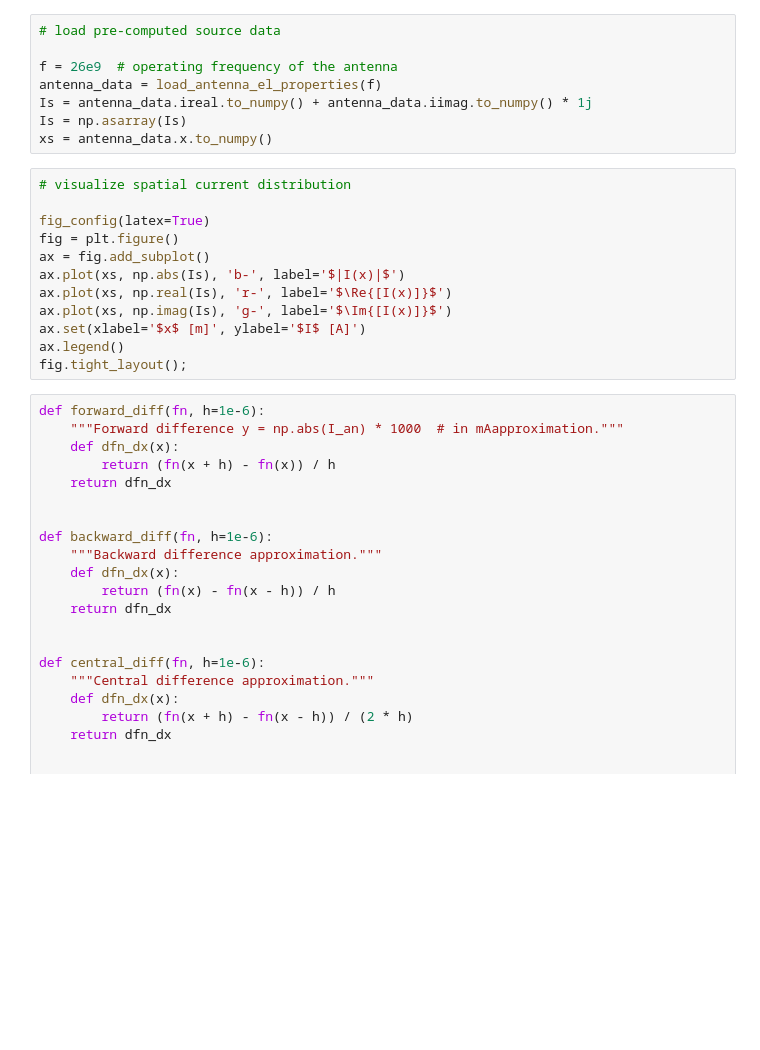
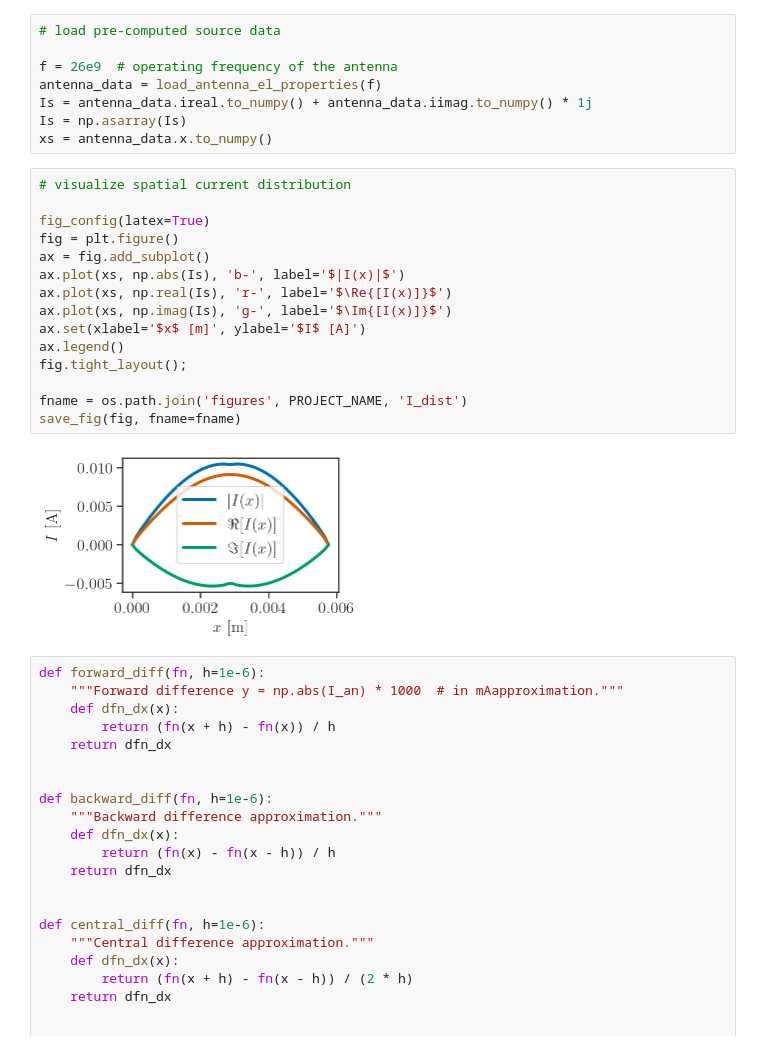
Before and after one commit to akapet00/EMF-exposure-analysis, a Jupyter notebook: notebooks/IRPA2022_paper.ipynb, the cells around one changed output. Cells and saved outputs as stored; diff of their text form; blank space fills up the shorter version.

Commit message:
generate figures for IRPA

```diff
--- a/notebooks/IRPA2022_paper.ipynb
+++ b/notebooks/IRPA2022_paper.ipynb
@@ -46,15 +48,20 @@ xs = antenna_data.x.to_numpy()
 # %%
 # visualize spatial current distribution
 
 fig_config(latex=True)
 fig = plt.figure()
 ax = fig.add_subplot()
 ax.plot(xs, np.abs(Is), 'b-', label='$|I(x)|$')
 ax.plot(xs, np.real(Is), 'r-', label='$\Re{[I(x)]}$')
 ax.plot(xs, np.imag(Is), 'g-', label='$\Im{[I(x)]}$')
 ax.set(xlabel='$x$ [m]', ylabel='$I$ [A]')
 ax.legend()
 fig.tight_layout();
+
+fname = os.path.join('figures', PROJECT_NAME, 'I_dist')
+save_fig(fig, fname=fname)
+# %% [output]
+[figure, added]
 # %%
 def forward_diff(fn, h=1e-6):
     """Forward difference y = np.abs(I_an) * 1000  # in mAapproximation."""
```
Also changed, not shown: parts of 9 cells of this notebook, 6 other files.
